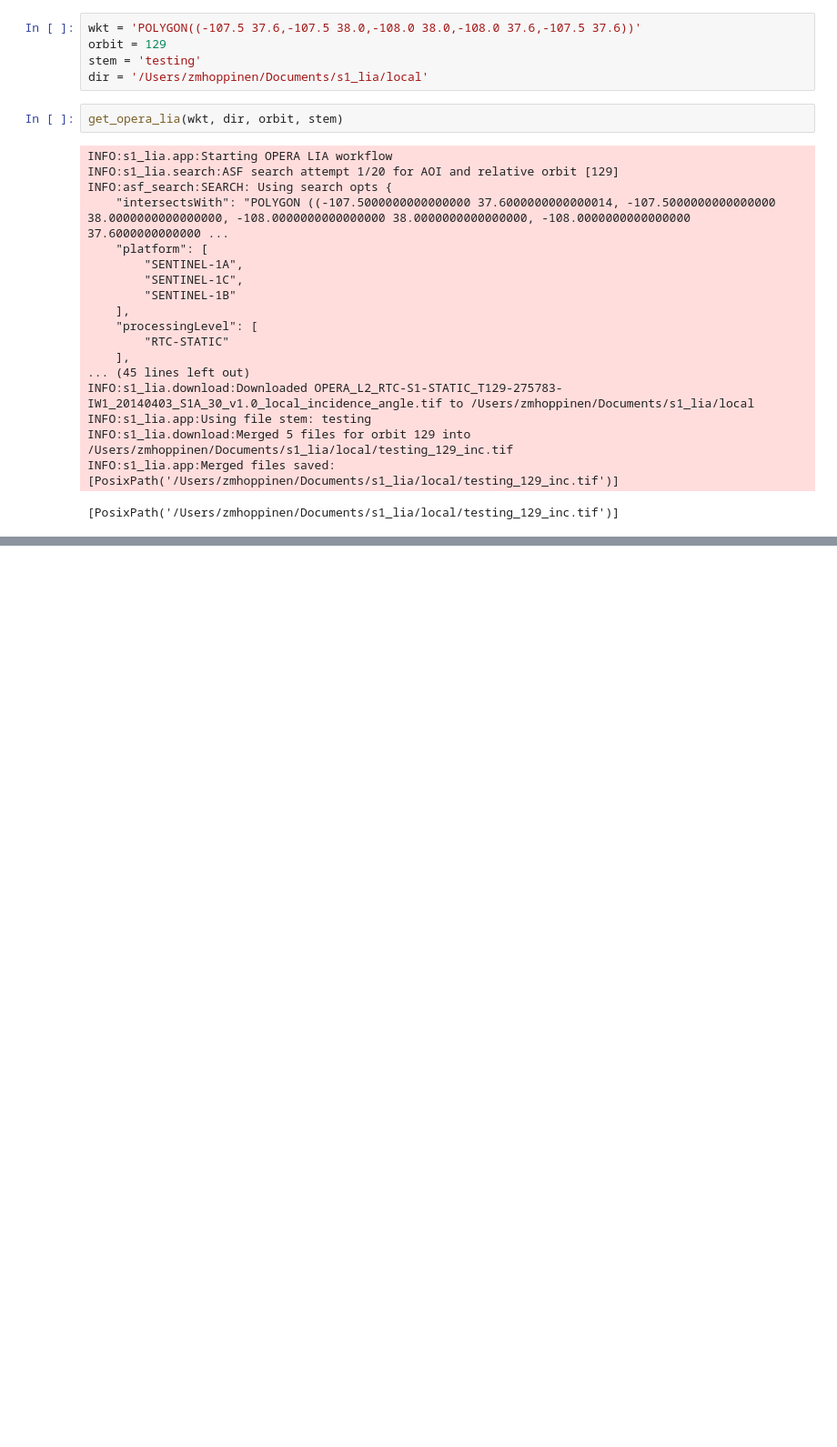
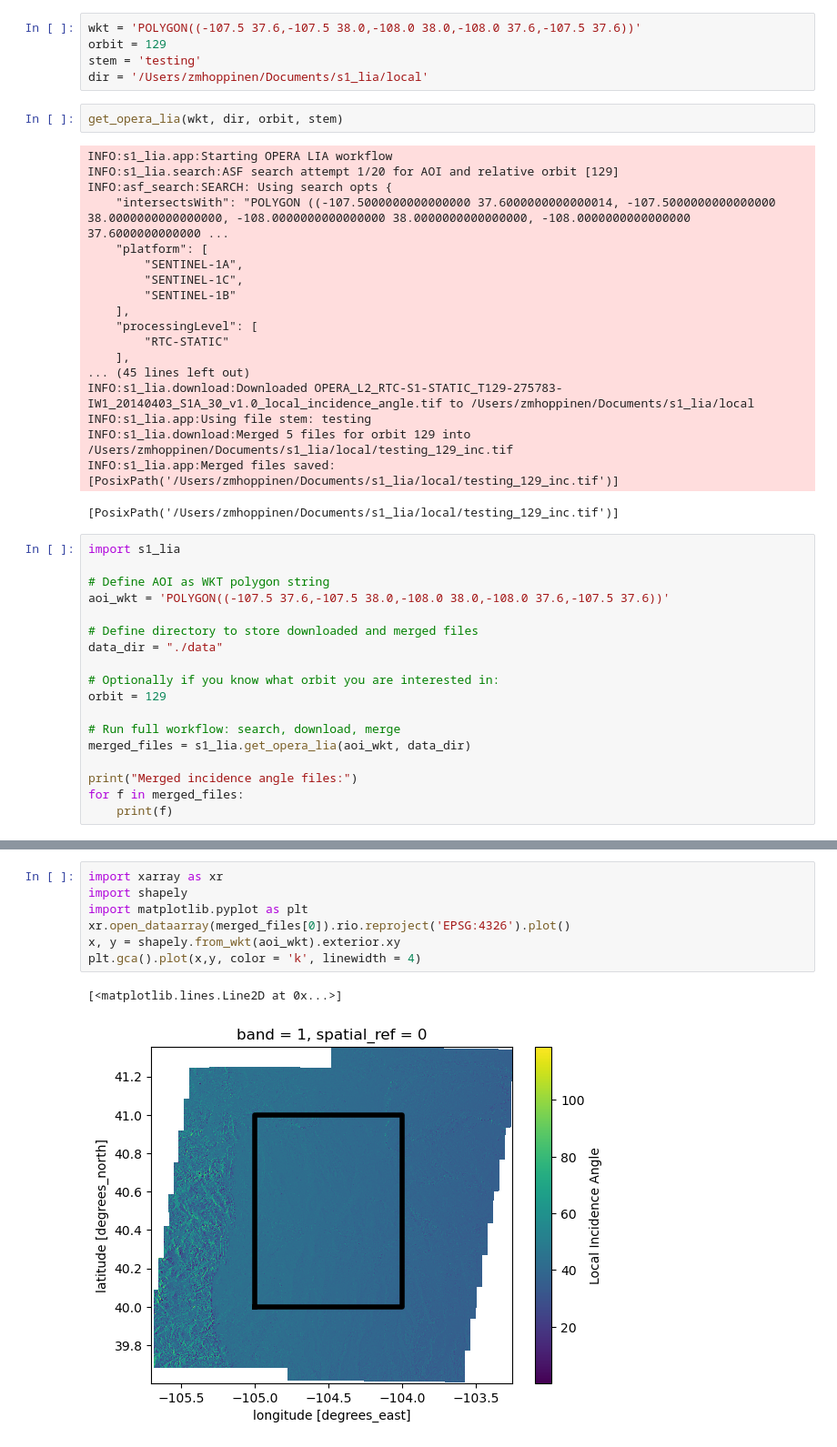
Before and after one commit to ZachHoppinen/s1_lia, a Jupyter notebook: notebooks/2_full_application.ipynb, the cells around one changed output, grey strips where cells are left out. Shown at 91% size. Cells and saved outputs as stored; diff of their text form; blank space fills up the shorter version.

```diff
--- a/notebooks/2_full_application.ipynb
+++ b/notebooks/2_full_application.ipynb
@@ -29,3 +29,21 @@ INFO:s1_lia.app:Using file stem: testing
 INFO:s1_lia.download:Merged 5 files for orbit 129 into /Users/zmhoppinen/Documents/s1_lia/local/testing_129_inc.tif
 INFO:s1_lia.app:Merged files saved: [PosixPath('/Users/zmhoppinen/Documents/s1_lia/local/testing_129_inc.tif')]
 [PosixPath('/Users/zmhoppinen/Documents/s1_lia/local/testing_129_inc.tif')]
+# %%
+import s1_lia
+
+# Define AOI as WKT polygon string
+aoi_wkt = 'POLYGON((-107.5 37.6,-107.5 38.0,-108.0 38.0,-108.0 37.6,-107.5 37.6))'
+
+# Define directory to store downloaded and merged files
+data_dir = "./data"
+
+# Optionally if you know what orbit you are interested in:
+orbit = 129
+
+# Run full workflow: search, download, merge
+merged_files = s1_lia.get_opera_lia(aoi_wkt, data_dir)
+
+print("Merged incidence angle files:")
+for f in merged_files:
+    print(f)
@@ -31,0 +75,10 @@ INFO:s1_lia.app:Merged files saved: [PosixPath('/Users/zmhoppinen/Documents/s1_l
+# %%
+import xarray as xr
+import shapely
+import matplotlib.pyplot as plt
+xr.open_dataarray(merged_files[0]).rio.reproject('EPSG:4326').plot()
+x, y = shapely.from_wkt(aoi_wkt).exterior.xy
+plt.gca().plot(x,y, color = 'k', linewidth = 4)
+# %% [output]
+[<matplotlib.lines.Line2D at 0x...>]
+[figure, added]
```
Also changed, not shown: parts of 1 cell of this notebook, 4 other files.
